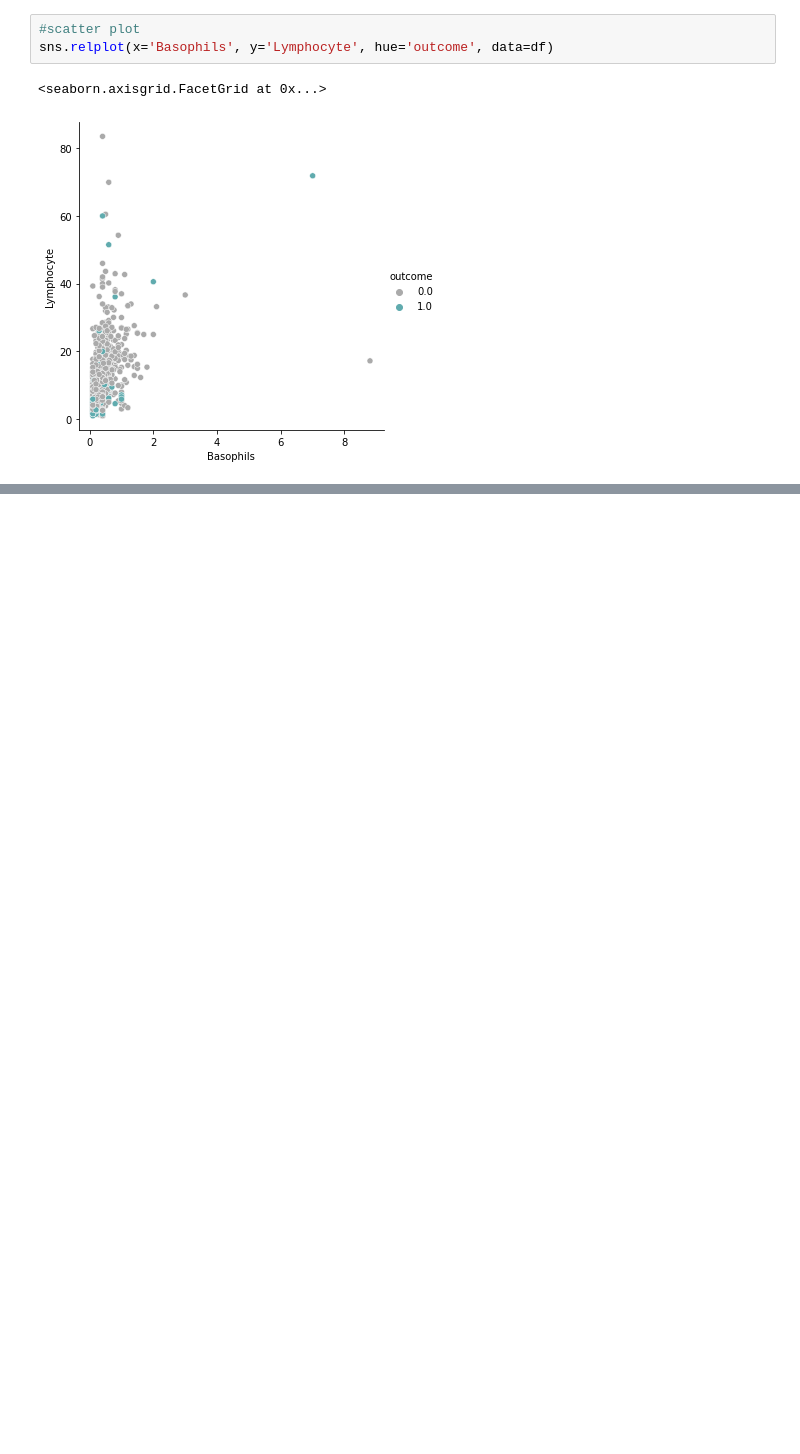
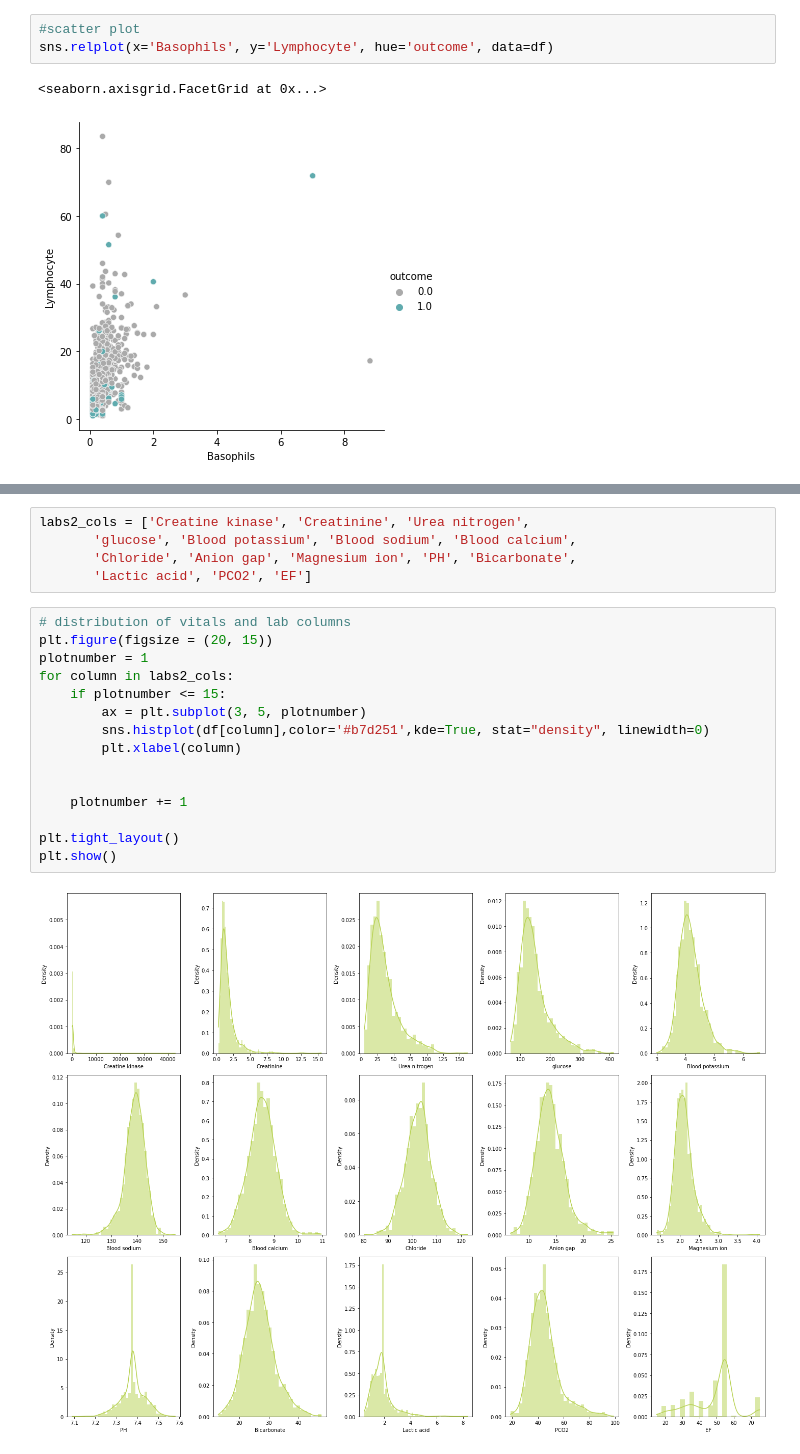
Before and after one commit to ranger9103/heart_failure_mortality, a Jupyter notebook: EDA.ipynb, the cells around one changed output, grey strips where cells are left out. Saved outputs shown, nothing was run; the diff lists cells and outputs as text; blank space fills up the shorter version.

```diff
--- a/EDA.ipynb
+++ b/EDA.ipynb
@@ -314,0 +374,22 @@ sns.relplot(x='Basophils', y='Lymphocyte', hue='outcome', data=df)
+# %%
+labs2_cols = ['Creatine kinase', 'Creatinine', 'Urea nitrogen',
+       'glucose', 'Blood potassium', 'Blood sodium', 'Blood calcium',
+       'Chloride', 'Anion gap', 'Magnesium ion', 'PH', 'Bicarbonate',
+       'Lactic acid', 'PCO2', 'EF']
+# %%
+# distribution of vitals and lab columns
+plt.figure(figsize = (20, 15))
+plotnumber = 1
+for column in labs2_cols:
+    if plotnumber <= 15:
+        ax = plt.subplot(3, 5, plotnumber)
+        sns.histplot(df[column],color='#b7d251',kde=True, stat="density", linewidth=0)
+        plt.xlabel(column)
+
+
+    plotnumber += 1
+
+plt.tight_layout()
+plt.show()
+# %% [output]
+[figure, added]
```
Also changed, not shown: parts of 31 cells of this notebook, 1 other file.
